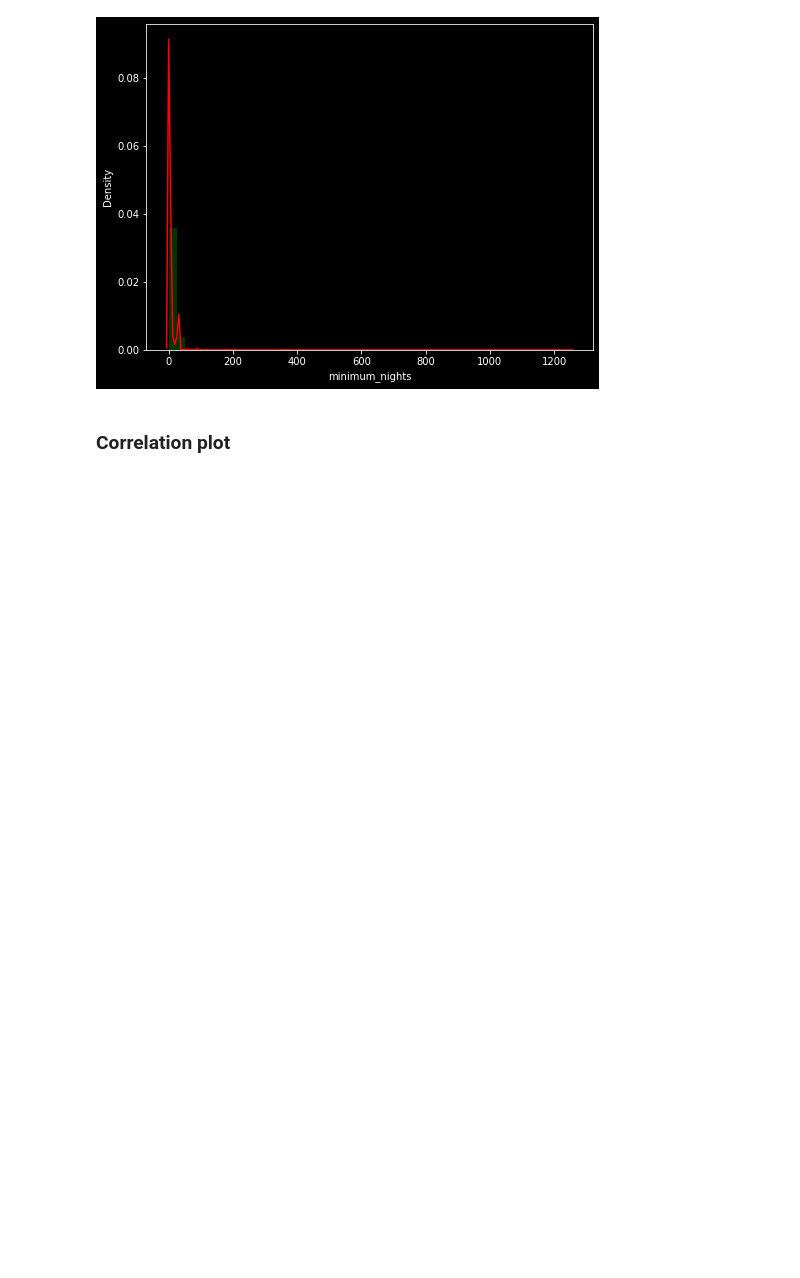
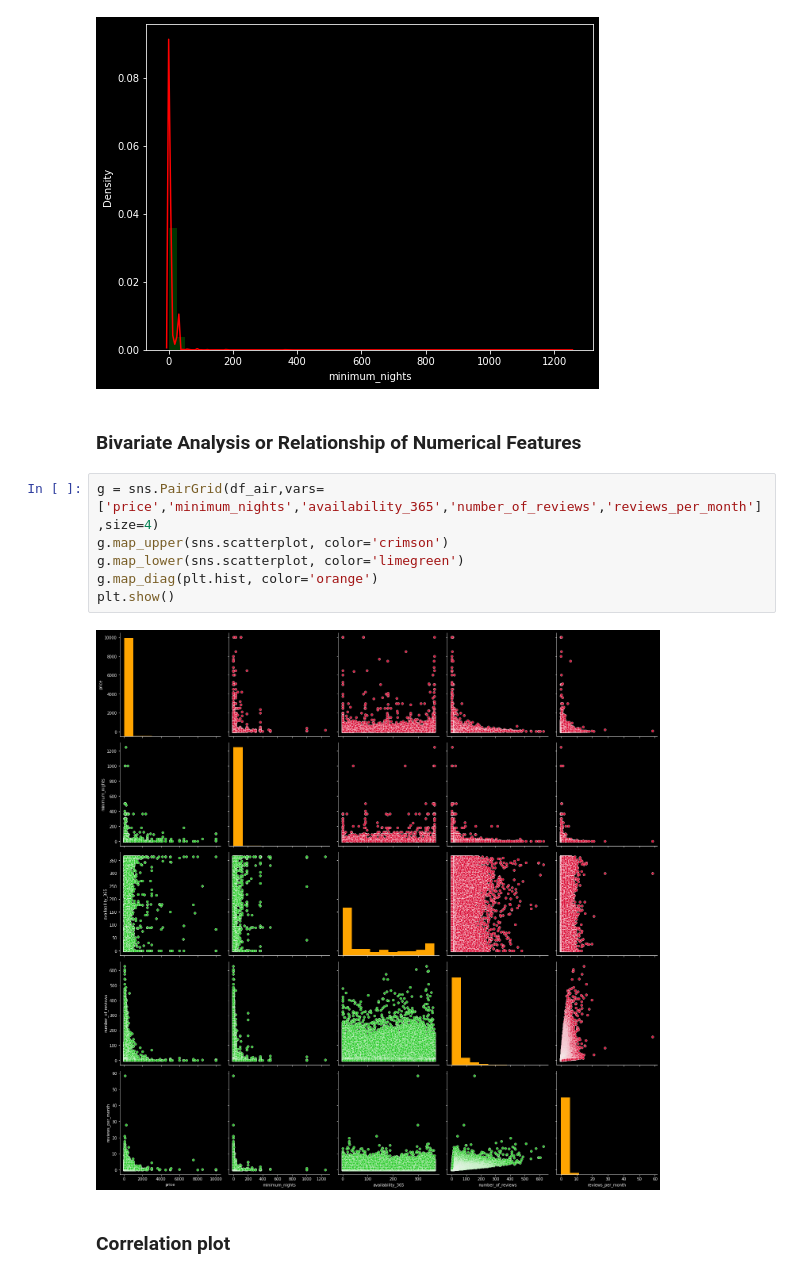
Before and after one commit to Jaiharish-passion07/Almabetter-Capstone_project, a Jupyter notebook: Jai_Harish_capstone_project_Airbnb.ipynb, the cells around one changed output. Cells and saved outputs as stored; diff of their text form; blank space fills up the shorter version.

```diff
--- a/Jai_Harish_capstone_project_Airbnb.ipynb
+++ b/Jai_Harish_capstone_project_Airbnb.ipynb
@@ -107,6 +111,16 @@ sns.distplot(df_air['minimum_nights'],kde=True,color='green',kde_kws={'color':'r
 # %% [output]
 <matplotlib.axes._subplots.AxesSubplot at 0x...>
 [figure]
+# %% [markdown]
+### Bivariate Analysis or Relationship of Numerical Features
+# %%
+g = sns.PairGrid(df_air,vars=['price','minimum_nights','availability_365','number_of_reviews','reviews_per_month'],size=4)
+g.map_upper(sns.scatterplot, color='crimson')
+g.map_lower(sns.scatterplot, color='limegreen')
+g.map_diag(plt.hist, color='orange')
+plt.show()
+# %% [output]
+[figure, added]
 # %% [markdown]
 ### Correlation plot
 # %%
```
Also changed, not shown: parts of 11 cells of this notebook.
